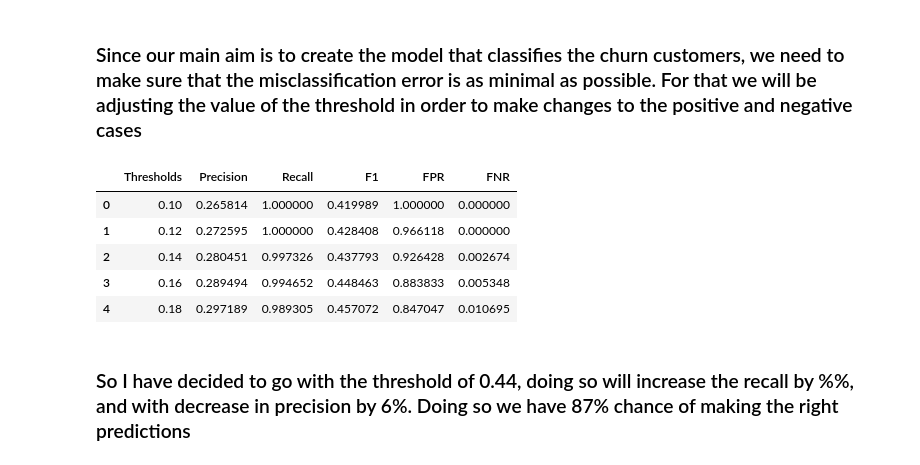
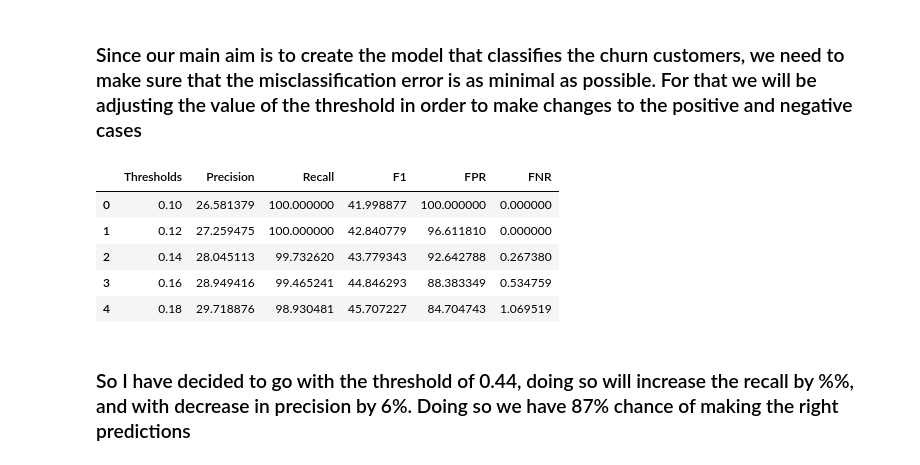
Before and after one commit to suzaladhikari/customer_churn-, a Jupyter notebook: Model Preparation/model.ipynb, the cells around one changed output. Cells and saved outputs as stored; diff of their text form; code cells hidden in the pictures.

```diff
--- a/Model Preparation/model.ipynb
+++ b/Model Preparation/model.ipynb
@@ -664,43 +664,43 @@ for unit in threshold_units:
 
     ## Precision
 
     thres_precision = precision_score(y_test, y_pred)
 
     ## Recall
 
     thres_recall = recall_score(y_test, y_pred)
 
     ## False Negatives/ Missclassification error
 
     tn,fp, fn,tp = confusion_matrix(y_test, y_pred).ravel()
 
     thres_fnr = fn/(fn+tp)
     thres_fpr = fp/(fp+tn)
 
 
     thresholds.append(unit)
-    thres_recalls.append(thres_recall)
-    thresholds_f1.append(thres_f1)
-    thresholds_precision.append(thres_precision)
-    thres_fnrate.append(thres_fnr)
-    thres_fprate.append(thres_fpr)
+    thres_recalls.append(thres_recall*100)
+    thresholds_f1.append(thres_f1*100)
+    thresholds_precision.append(thres_precision*100)
+    thres_fnrate.append(thres_fnr*100)
+    thres_fprate.append(thres_fpr*100)
 
 dataframe = pd.DataFrame({
     'Thresholds': thresholds,
     'Precision': thresholds_precision,
     'Recall':thres_recalls,
     'F1': thresholds_f1,
     'FPR': thres_fprate,
     'FNR': thres_fnrate
 })
 dataframe.head(5)
 # %% [output]
 |  | Thresholds | Precision | Recall | F1 | FPR | FNR |
-| 0 | 0.10 | 0.265814 | 1.000000 | 0.419989 | 1.000000 | 0.000000 |
-| 1 | 0.12 | 0.272595 | 1.000000 | 0.428408 | 0.966118 | 0.000000 |
-| 2 | 0.14 | 0.280451 | 0.997326 | 0.437793 | 0.926428 | 0.002674 |
-| 3 | 0.16 | 0.289494 | 0.994652 | 0.448463 | 0.883833 | 0.005348 |
-| 4 | 0.18 | 0.297189 | 0.989305 | 0.457072 | 0.847047 | 0.010695 |
+| 0 | 0.10 | 26.581379 | 100.000000 | 41.998877 | 100.000000 | 0.000000 |
+| 1 | 0.12 | 27.259475 | 100.000000 | 42.840779 | 96.611810 | 0.000000 |
+| 2 | 0.14 | 28.045113 | 99.732620 | 43.779343 | 92.642788 | 0.267380 |
+| 3 | 0.16 | 28.949416 | 99.465241 | 44.846293 | 88.383349 | 0.534759 |
+| 4 | 0.18 | 29.718876 | 98.930481 | 45.707227 | 84.704743 | 1.069519 |
 # %% [markdown]
 ### So I have decided to go with the threshold of 0.44, doing so will increase the recall by %%, and with decrease in precision by 6%. Doing so we have 87% chance of making the right predictions
 # %%
```
